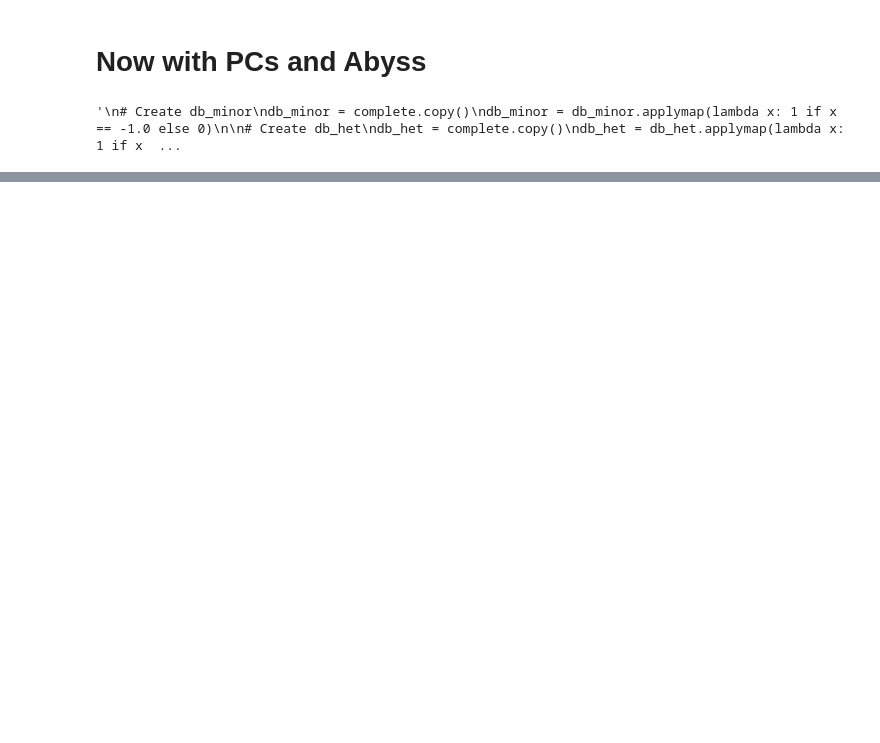
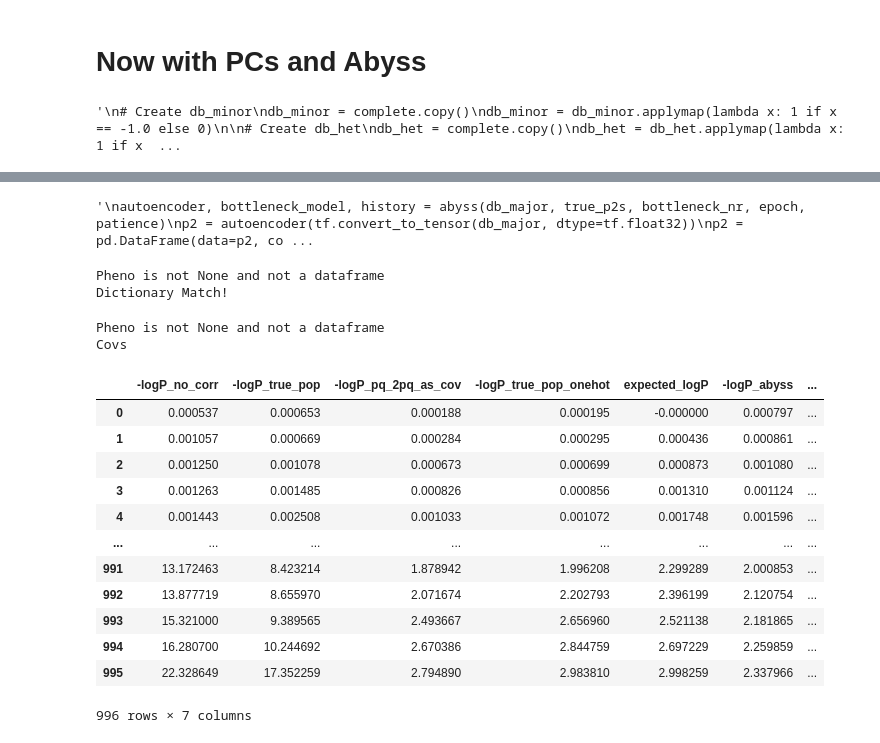
Before and after one commit to mat2m10/abyss_simulation, a Jupyter notebook: 09 Analysis only environment.ipynb, the cells around one changed output, grey strips where cells are left out. Cells and saved outputs as stored; diff of their text form; code cells hidden in the pictures; blank space fills up the shorter version.

```diff
--- a/09 Analysis only environment.ipynb
+++ b/09 Analysis only environment.ipynb
@@ -681,13 +379,0 @@ df_bests["-logP_PCs"] = np.sort(df_PCs['-logPs'])
-# %%
-# Find the maximum value in the DataFrame excluding inf and NaN
-max_value = df_bests.replace([np.inf, -np.inf], np.nan).max().max()
-
-# Replace inf values with the maximum value found
-df_bests.replace([np.inf, -np.inf], max_value, inplace=True)
-
-# Replace NaN values with the maximum value found
-df_bests.fillna(max_value, inplace=True)
-n = len(df_bests)
-expected_quantiles = np.arange(1, n + 1) / n
-expected_logP = np.sort(-np.log10(expected_quantiles))
-df_bests['expected_logP'] = expected_logP
@@ -722,0 +429,8 @@ plt.show()
+# %%
+db_major['populations'] = populations['populations']
+db_het['populations'] = populations['populations']
+db_minor['populations'] = populations['populations']
+
+true_p2s['populations'] = populations['populations']
+true_twopqs['populations'] = populations['populations']
+true_q2s['populations'] = populations['populations']
@@ -722,0 +502,19 @@ plt.show()
+# %%
+"""
+autoencoder, bottleneck_model, history = abyss(db_major, true_p2s, bottleneck_nr, epoch, patience)
+p2 = autoencoder(tf.convert_to_tensor(db_major, dtype=tf.float32))
+p2 = pd.DataFrame(data=p2, columns = complete.columns)
+p2_bottle = pd.DataFrame(data=bottleneck_model(db_major), columns = dim_labels)
+
+autoencoder, bottleneck_model, history = abyss(db_het, true_twopqs, bottleneck_nr, epoch, patience)
+twopq = autoencoder(tf.convert_to_tensor(db_het, dtype=tf.float32))
+twopq = pd.DataFrame(data=twopq, columns = complete.columns)
+twopq_bottle = pd.DataFrame(data=bottleneck_model(db_het), columns = dim_labels)
+
+autoencoder, bottleneck_model, history = abyss(db_minor, true_q2s, bottleneck_nr, epoch, patience)
+q2 = autoencoder(tf.convert_to_tensor(db_minor, dtype=tf.float32))
+q2 = pd.DataFrame(data=q2, columns = complete.columns)
+q2_bottle = pd.DataFrame(data=bottleneck_model(db_minor), columns = dim_labels)
+"""
+# %% [output]
+'\nautoencoder, bottleneck_model, history = abyss(db_major, true_p2s, bottleneck_nr, epoch, patience)\np2 = autoencoder(tf.convert_to_tensor(db_major, dtype=tf.float32))\np2 = pd.DataFrame(data=p2, co ...
@@ -722,0 +530,14 @@ plt.show()
+# %%
+df_abyss_p_q_2pq_covs = manhattan_linear(complete, y, covariate_dictionary)
+# %% [output]
+Pheno is not None and not a dataframe
+Dictionary Match!
+# %%
+# PCA
+nr_common_PCs = 40
+pc_columns = ['PC{}'.format(i) for i in range(1, nr_common_PCs+1)]
+PC_common= pd.read_pickle(f"data/G{G}_L{L}_c{c}_k{k}_M{M}/phenotype/PCs/common_genotype_AF_{common_threshold_L}_{common_threshold_H}.pkl")
+df_PCs = manhattan_linear(complete, y , PC_common[pc_columns])
+# %% [output]
+Pheno is not None and not a dataframe
+Covs
@@ -722,0 +547,16 @@ plt.show()
+# %%
+df_bests
+# %% [output]
+|  | -logP_no_corr | -logP_true_pop | -logP_pq_2pq_as_cov | -logP_true_pop_onehot | expected_logP | -logP_abyss | ... |
+| 0 | 0.000537 | 0.000653 | 0.000188 | 0.000195 | -0.000000 | 0.000797 | ... |
+| 1 | 0.001057 | 0.000669 | 0.000284 | 0.000295 | 0.000436 | 0.000861 | ... |
+| 2 | 0.001250 | 0.001078 | 0.000673 | 0.000699 | 0.000873 | 0.001080 | ... |
+| 3 | 0.001263 | 0.001485 | 0.000826 | 0.000856 | 0.001310 | 0.001124 | ... |
+| 4 | 0.001443 | 0.002508 | 0.001033 | 0.001072 | 0.001748 | 0.001596 | ... |
+| ... | ... | ... | ... | ... | ... | ... | ... |
+| 991 | 13.172463 | 8.423214 | 1.878942 | 1.996208 | 2.299289 | 2.000853 | ... |
+| 992 | 13.877719 | 8.655970 | 2.071674 | 2.202793 | 2.396199 | 2.120754 | ... |
+| 993 | 15.321000 | 9.389565 | 2.493667 | 2.656960 | 2.521138 | 2.181865 | ... |
+| 994 | 16.280700 | 10.244692 | 2.670386 | 2.844759 | 2.697229 | 2.259859 | ... |
+| 995 | 22.328649 | 17.352259 | 2.794890 | 2.983810 | 2.998259 | 2.337966 | ... |
+996 rows × 7 columns
```
Also changed, not shown: parts of 46 cells of this notebook, 1 other file.
